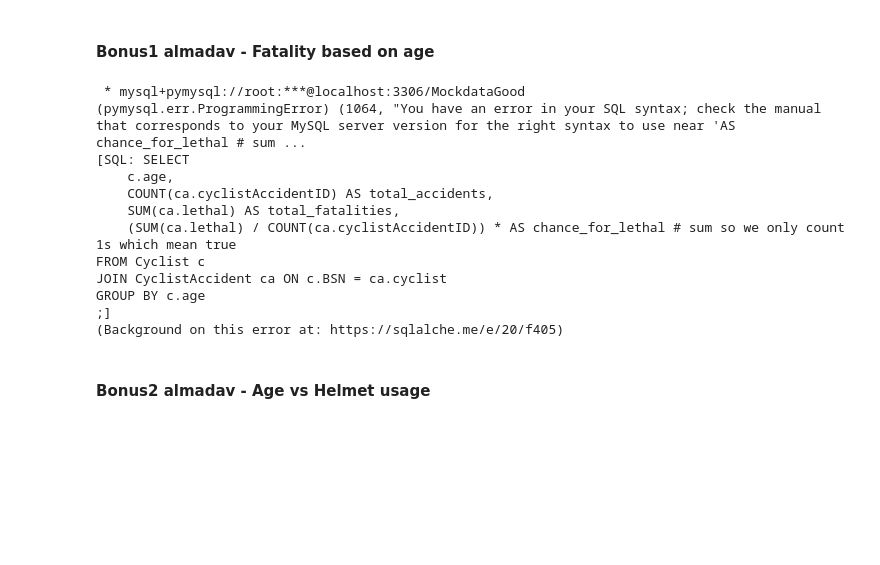
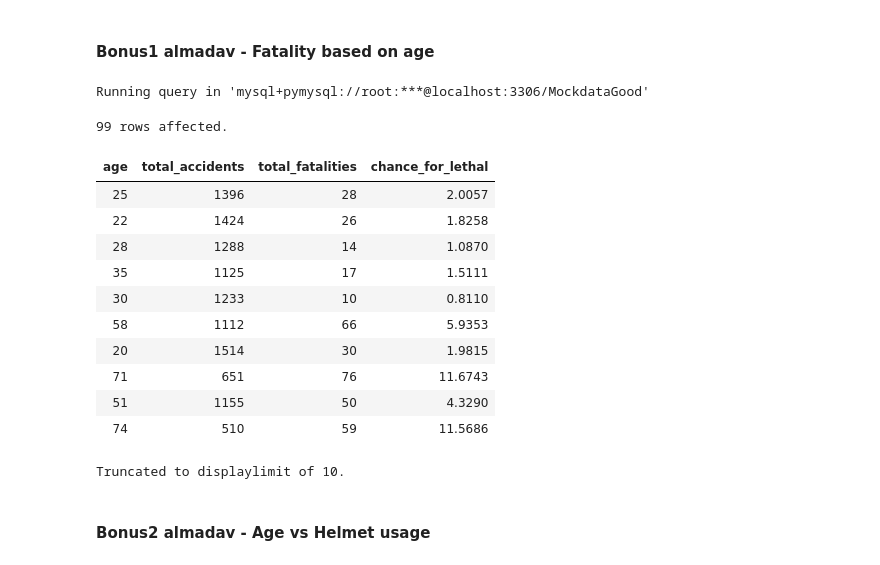
Before and after one commit to almadav0010/Databases_BikeAccidents, a Jupyter notebook: SQL_Code.ipynb, the cells around one changed output. Cells and saved outputs as stored; diff of their text form; code cells hidden in the pictures; blank space fills up the shorter version.

```diff
--- a/SQL_Code.ipynb
+++ b/SQL_Code.ipynb
@@ -755,28 +737,30 @@ ORDER BY total_accidents DESC;
 # %%
 %%sql
 SELECT
     c.age,
     COUNT(ca.cyclistAccidentID) AS total_accidents,
     SUM(ca.lethal) AS total_fatalities,
-    (SUM(ca.lethal) / COUNT(ca.cyclistAccidentID)) * AS chance_for_lethal # sum so we only count 1s which mean true
+    (SUM(ca.lethal) / COUNT(ca.cyclistAccidentID)) *100 AS chance_for_lethal -- sum so we only count 1s which mean true
 FROM Cyclist c
 JOIN CyclistAccident ca ON c.BSN = ca.cyclist
 GROUP BY c.age
 ;
-# this lets us know if the elderly generation is in increased danger of dying in an accident
+-- this lets us know if the elderly generation is in increased danger of dying in an accident
 # %% [output]
- * mysql+pymysql://root:***@localhost:3306/MockdataGood
-(pymysql.err.ProgrammingError) (1064, "You have an error in your SQL syntax; check the manual that corresponds to your MySQL server version for the right syntax to use near 'AS chance_for_lethal # sum ...
-[SQL: SELECT
-    c.age,
-    COUNT(ca.cyclistAccidentID) AS total_accidents,
-    SUM(ca.lethal) AS total_fatalities,
-    (SUM(ca.lethal) / COUNT(ca.cyclistAccidentID)) * AS chance_for_lethal # sum so we only count 1s which mean true
-FROM Cyclist c
-JOIN CyclistAccident ca ON c.BSN = ca.cyclist
-GROUP BY c.age
-;]
-(Background on this error at: https://sqlalche.me/e/20/f405)
+Running query in 'mysql+pymysql://root:***@localhost:3306/MockdataGood'
+99 rows affected.
+| age | total_accidents | total_fatalities | chance_for_lethal |
+| 25 | 1396 | 28 | 2.0057 |
+| 22 | 1424 | 26 | 1.8258 |
+| 28 | 1288 | 14 | 1.0870 |
+| 35 | 1125 | 17 | 1.5111 |
+| 30 | 1233 | 10 | 0.8110 |
+| 58 | 1112 | 66 | 5.9353 |
+| 20 | 1514 | 30 | 1.9815 |
+| 71 | 651 | 76 | 11.6743 |
+| 51 | 1155 | 50 | 4.3290 |
+| 74 | 510 | 59 | 11.5686 |
+Truncated to displaylimit of 10.
 # %% [markdown]
 #### Bonus2 almadav - Age vs Helmet usage
 # %%
```
Also changed, not shown: parts of 25 cells of this notebook, 1 other file.
